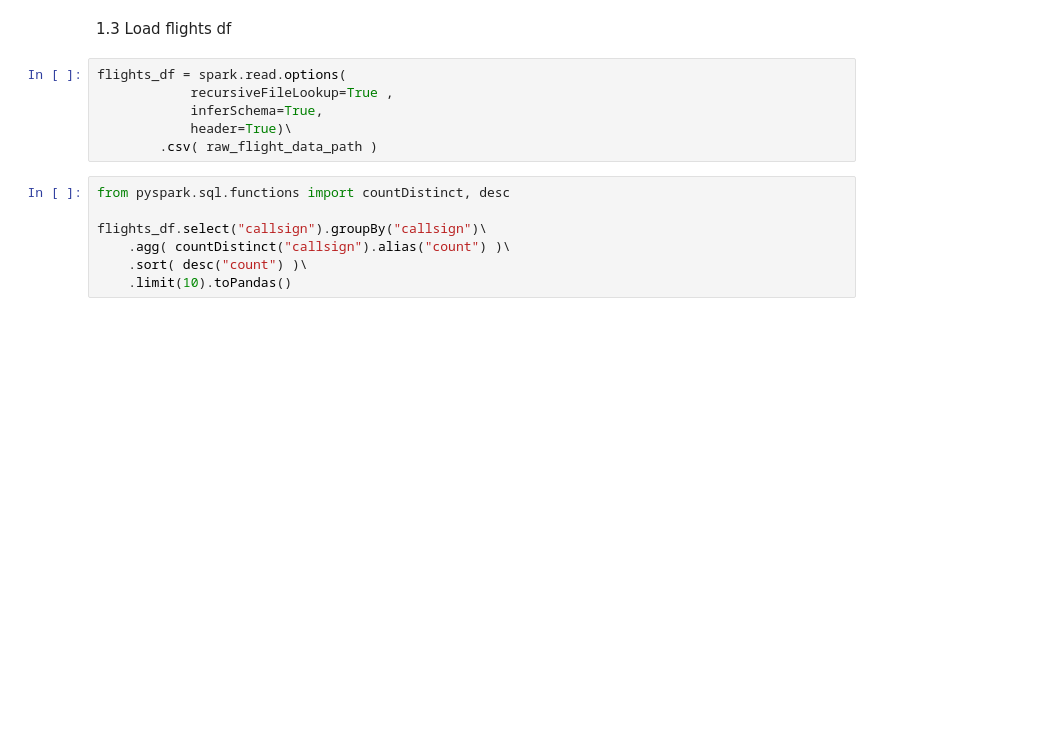
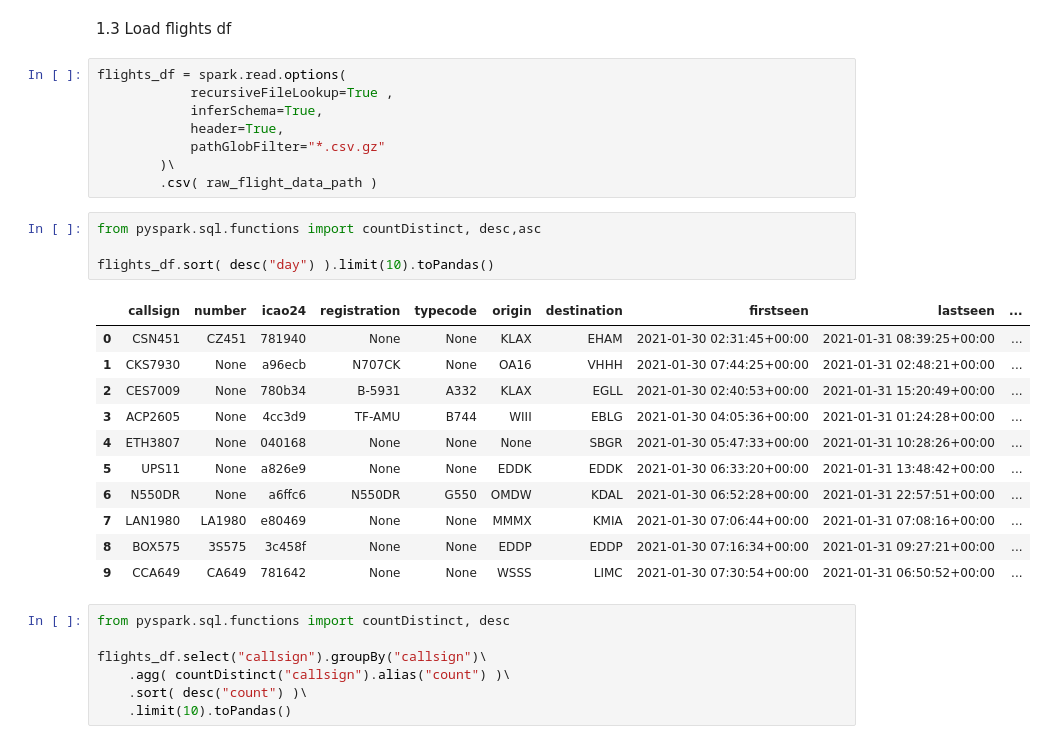
Before and after one commit to NunoVazAfonso/dataeng-capstone, a Jupyter notebook: 1.1_data_files_to_s3.ipynb, the cells around one changed output. Saved outputs shown, nothing was run; the diff lists cells and outputs as text; blank space fills up the shorter version.

```diff
--- a/1.1_data_files_to_s3.ipynb
+++ b/1.1_data_files_to_s3.ipynb
@@ -54,8 +58,26 @@ sc = spark.sparkContext
 flights_df = spark.read.options(
             recursiveFileLookup=True ,
             inferSchema=True,
-            header=True)\
+            header=True,
+            pathGlobFilter="*.csv.gz"
+        )\
         .csv( raw_flight_data_path )
+# %%
+from pyspark.sql.functions import countDistinct, desc,asc
+
+flights_df.sort( desc("day") ).limit(10).toPandas()
+# %% [output]
+|  | callsign | number | icao24 | registration | typecode | origin | destination | firstseen | lastseen | ... |
+| 0 | CSN451 | CZ451 | 781940 | None | None | KLAX | EHAM | 2021-01-30 02:31:45+00:00 | 2021-01-31 08:39:25+00:00 | ... |
+| 1 | CKS7930 | None | a96ecb | N707CK | None | OA16 | VHHH | 2021-01-30 07:44:25+00:00 | 2021-01-31 02:48:21+00:00 | ... |
+| 2 | CES7009 | None | 780b34 | B-5931 | A332 | KLAX | EGLL | 2021-01-30 02:40:53+00:00 | 2021-01-31 15:20:49+00:00 | ... |
+| 3 | ACP2605 | None | 4cc3d9 | TF-AMU | B744 | WIII | EBLG | 2021-01-30 04:05:36+00:00 | 2021-01-31 01:24:28+00:00 | ... |
+| 4 | ETH3807 | None | 040168 | None | None | None | SBGR | 2021-01-30 05:47:33+00:00 | 2021-01-31 10:28:26+00:00 | ... |
+| 5 | UPS11 | None | a826e9 | None | None | EDDK | EDDK | 2021-01-30 06:33:20+00:00 | 2021-01-31 13:48:42+00:00 | ... |
+| 6 | N550DR | None | a6ffc6 | N550DR | G550 | OMDW | KDAL | 2021-01-30 06:52:28+00:00 | 2021-01-31 22:57:51+00:00 | ... |
+| 7 | LAN1980 | LA1980 | e80469 | None | None | MMMX | KMIA | 2021-01-30 07:06:44+00:00 | 2021-01-31 07:08:16+00:00 | ... |
+| 8 | BOX575 | 3S575 | 3c458f | None | None | EDDP | EDDP | 2021-01-30 07:16:34+00:00 | 2021-01-31 09:27:21+00:00 | ... |
+| 9 | CCA649 | CA649 | 781642 | None | None | WSSS | LIMC | 2021-01-30 07:30:54+00:00 | 2021-01-31 06:50:52+00:00 | ... |
 # %%
 from pyspark.sql.functions import countDistinct, desc
 
```
Also changed, not shown: parts of 1 cell of this notebook, 11 other files.
